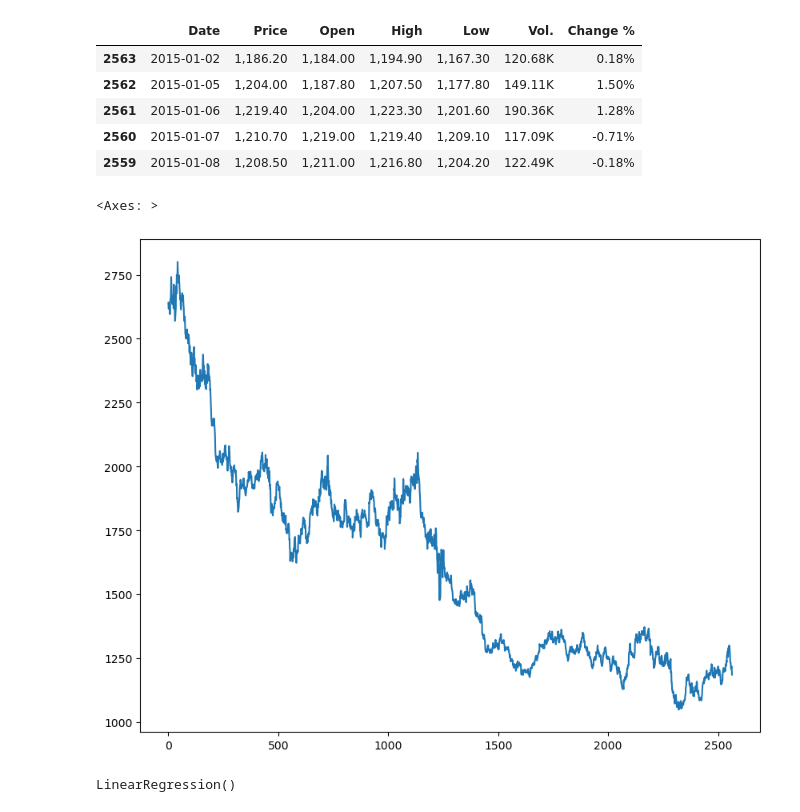
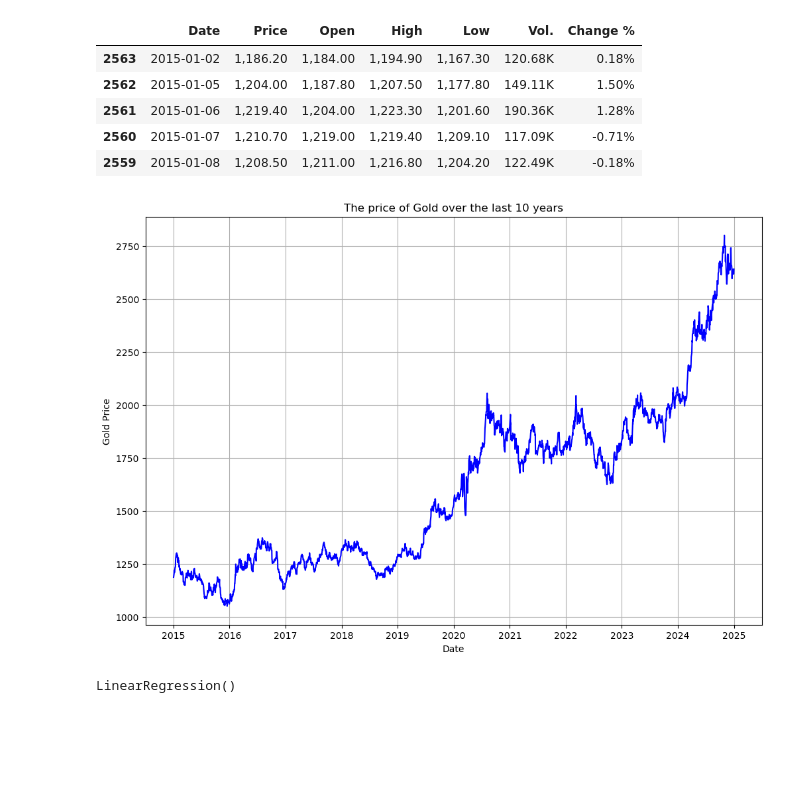
Before and after one commit to Jeffrey-Adjei/Financial-Linear-Regression-, a Jupyter notebook: GoldFutures.ipynb, the cells around one changed output. Cells and saved outputs as stored; diff of their text form; code cells hidden in the pictures; blank space fills up the shorter version.

Commit message:
Corrected Gold Price Prediction graph

```diff
--- a/GoldFutures.ipynb
+++ b/GoldFutures.ipynb
@@ -51,10 +51,15 @@ df['Vol.'] = df['Vol.'].str.replace('K', '').astype(float) / 100
 #Remove the '%' sign from the dataset
 df['Change %'] = df['Change %'].str.replace('%', '').astype(float) / 100
 # %%
-df['Price'].plot(figsize=(10, 8))
+plt.figure(figsize=(12, 8))
+plt.plot(df['Date'], df['Price'], label='Gold Futures', color="b")
+plt.title("The price of Gold over the last 10 years")
+plt.xlabel("Date")
+plt.ylabel("Gold Price")
+plt.grid(True)
+plt.show()
 # %% [output]
-<Axes: >
-[figure, old version]
+[figure, new version]
 # %%
 #Define variables
 x = df[['Open', 'High', 'Low', 'Vol.', 'Change %']]
```
Also changed, not shown: parts of 10 cells of this notebook.
